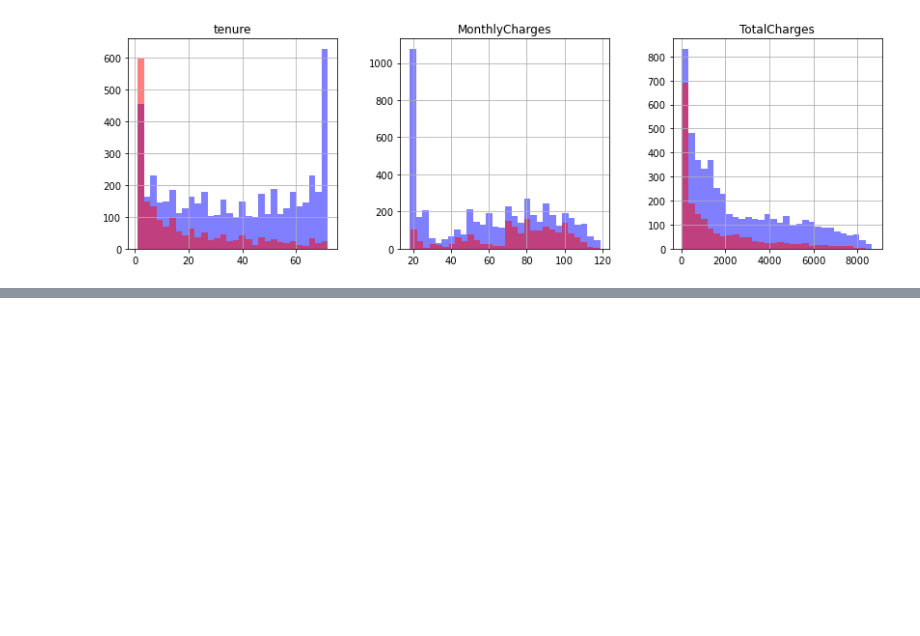
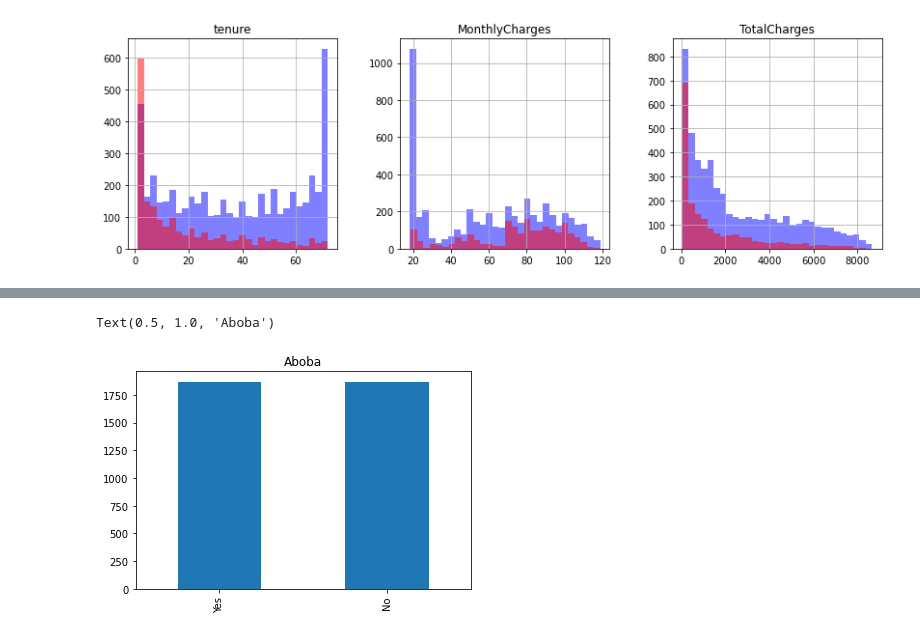
Before and after one commit to Andy666Fox/TINY_DS_PROJECTS, a Jupyter notebook: Telcom_Churn_predict/churn_research.ipynb, the cells around one changed output, grey strips where cells are left out. Saved outputs shown, nothing was run; the diff lists cells and outputs as text; code cells hidden in the pictures; blank space fills up the shorter version.

```diff
--- a/Telcom_Churn_predict/churn_research.ipynb
+++ b/Telcom_Churn_predict/churn_research.ipynb
@@ -55,0 +144,6 @@ array([<AxesSubplot:title={'center':'tenure'}>,
+# %%
+churned = df.Churn == "Yes"
+churned.loc[df.Churn == "Yes"]
+
+not_churned = df.Churn == "No"
+churned.loc[df.Churn == "No"]
@@ -55,0 +163,11 @@ array([<AxesSubplot:title={'center':'tenure'}>,
+# %%
+remove_amount = df[not_churned].Churn.count() - df[churned].Churn.count()
+
+drop_indices = np.random.choice(df[not_churned].index, remove_amount, replace=False)
+
+balanced_df = df.drop(drop_indices)
+# %%
+balanced_df[target].value_counts().plot(kind='bar').set_title('Aboba')
+# %% [output]
+Text(0.5, 1.0, 'Aboba')
+[figure, added]
```
Also changed, not shown: parts of 11 cells of this notebook.
